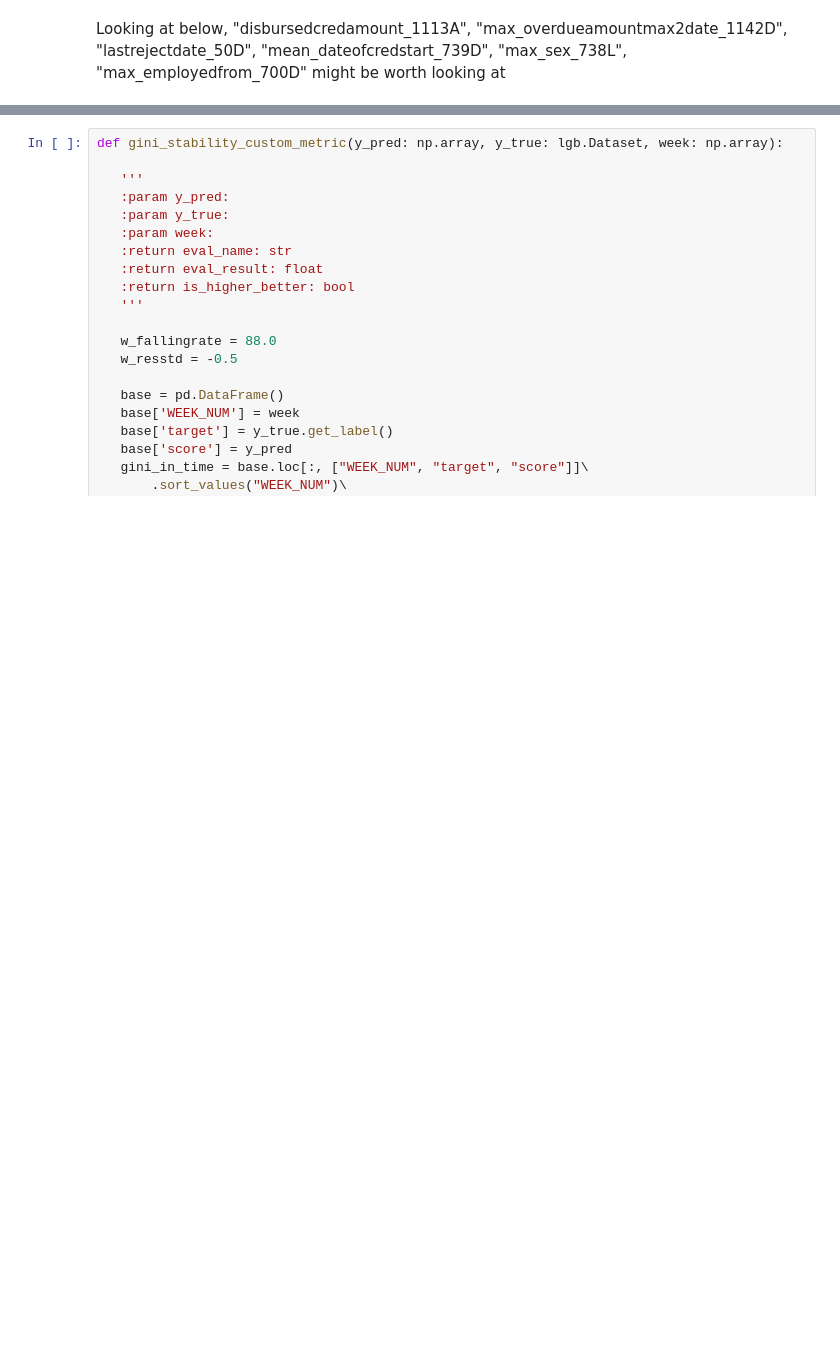
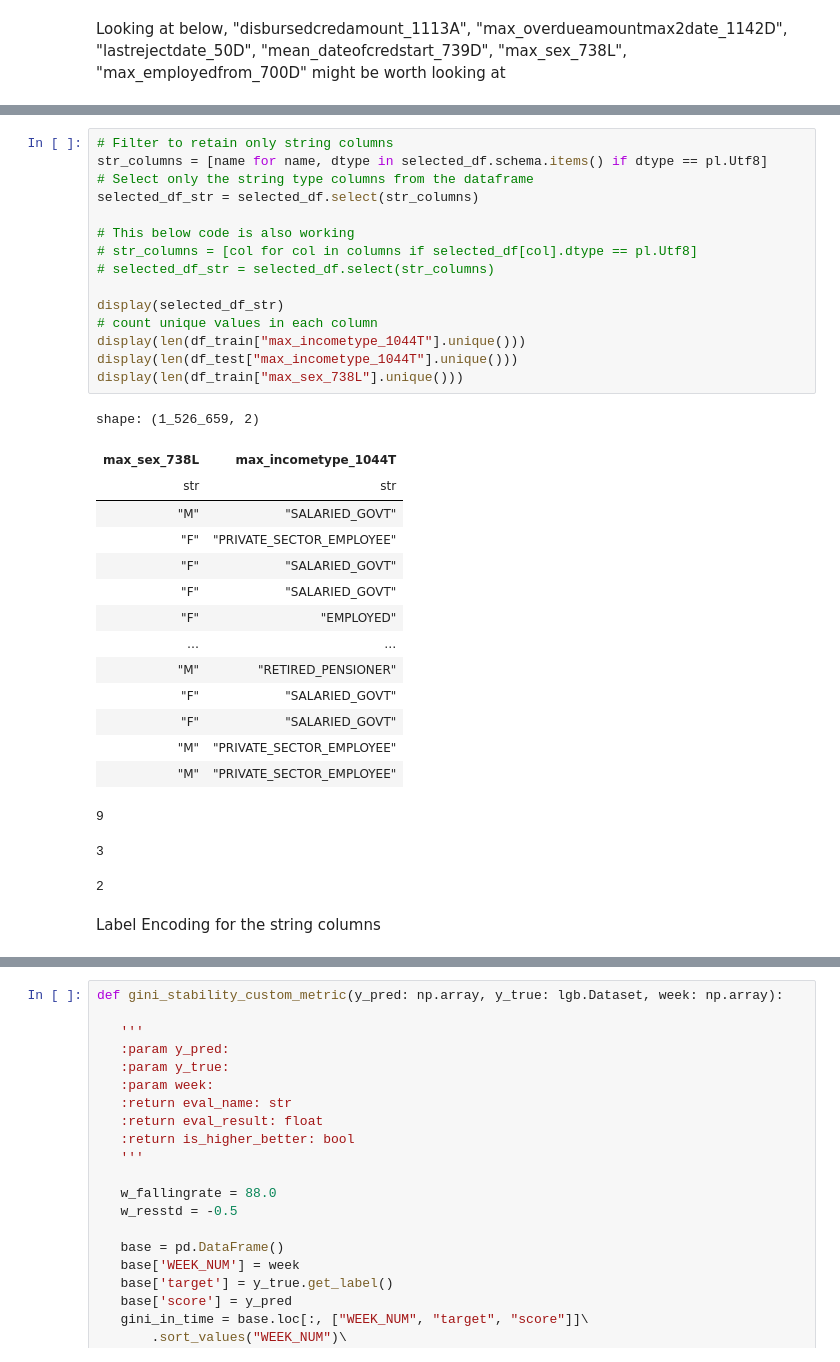
Before and after one commit to idsts2670/kaggle, a Jupyter notebook: home-credit-risk-model-stability/home-credit-risk-model-stability.ipynb, the cells around one changed output, grey strips where cells are left out. Cells and saved outputs as stored; diff of their text form; blank space fills up the shorter version.

```diff
--- a/home-credit-risk-model-stability/home-credit-risk-model-stability.ipynb
+++ b/home-credit-risk-model-stability/home-credit-risk-model-stability.ipynb
@@ -1290,0 +1265,35 @@ Index(['price_1097A', 'max_sex_738L', 'pmtnum_254L',
+# %%
+# Filter to retain only string columns
+str_columns = [name for name, dtype in selected_df.schema.items() if dtype == pl.Utf8]
+# Select only the string type columns from the dataframe
+selected_df_str = selected_df.select(str_columns)
+
+# This below code is also working
+# str_columns = [col for col in columns if selected_df[col].dtype == pl.Utf8]
+# selected_df_str = selected_df.select(str_columns)
+
+display(selected_df_str)
+# count unique values in each column
+display(len(df_train["max_incometype_1044T"].unique()))
+display(len(df_test["max_incometype_1044T"].unique()))
+display(len(df_train["max_sex_738L"].unique()))
+# %% [output]
+shape: (1_526_659, 2)
+| max_sex_738L | max_incometype_1044T |
+| str | str |
+| "M" | "SALARIED_GOVT" |
+| "F" | "PRIVATE_SECTOR_EMPLOYEE" |
+| "F" | "SALARIED_GOVT" |
+| "F" | "SALARIED_GOVT" |
+| "F" | "EMPLOYED" |
+| … | … |
+| "M" | "RETIRED_PENSIONER" |
+| "F" | "SALARIED_GOVT" |
+| "F" | "SALARIED_GOVT" |
+| "M" | "PRIVATE_SECTOR_EMPLOYEE" |
+| "M" | "PRIVATE_SECTOR_EMPLOYEE" |
+9
+3
+2
+# %% [markdown]
+Label Encoding for the string columns
```
Also changed, not shown: parts of 54 cells of this notebook.
